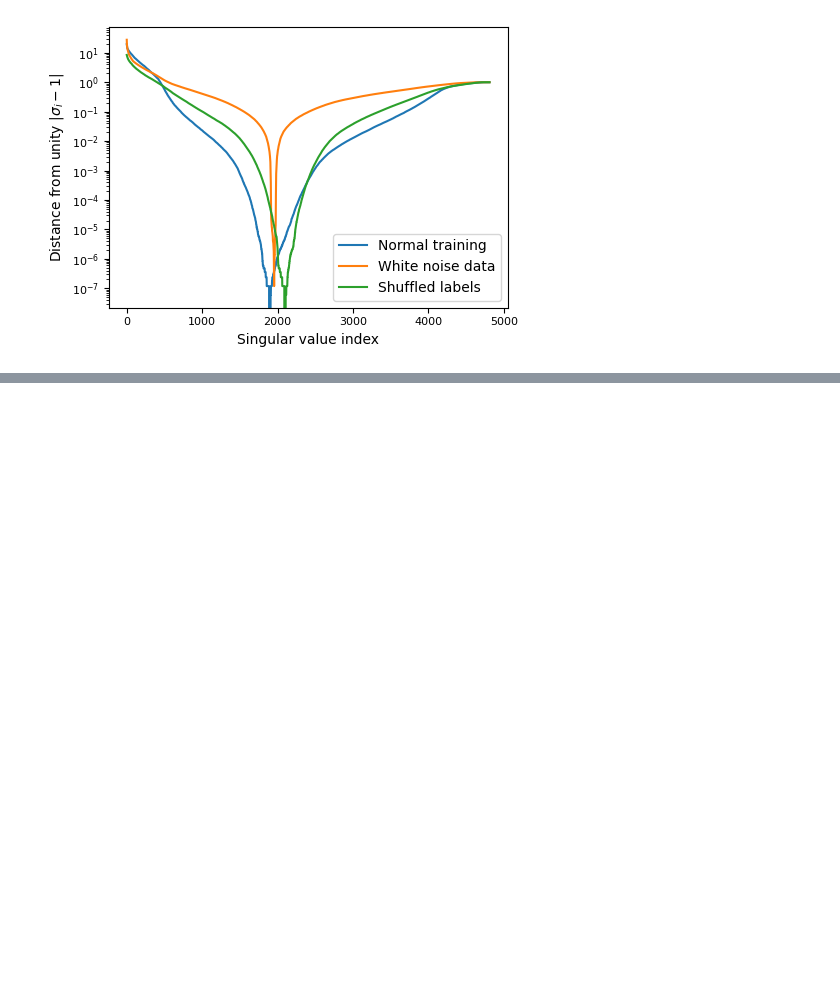
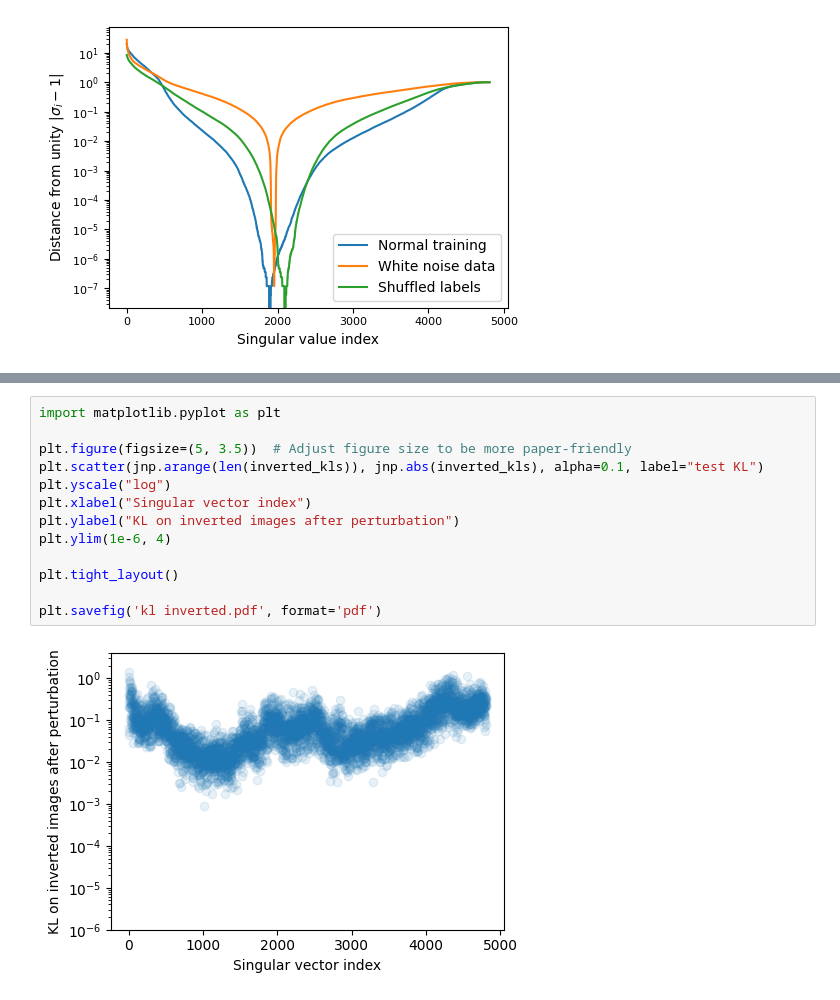
Before and after one commit to EleutherAI/training-jacobian, a Jupyter notebook: experiments.ipynb, the cells around one changed output, grey strips where cells are left out. Saved outputs shown, nothing was run; the diff lists cells and outputs as text; blank space fills up the shorter version.

```diff
--- a/experiments.ipynb
+++ b/experiments.ipynb
@@ -371,0 +452,15 @@ plt.savefig('noise bird.pdf', format='pdf')
+# %%
+import matplotlib.pyplot as plt
+
+plt.figure(figsize=(5, 3.5))  # Adjust figure size to be more paper-friendly
+plt.scatter(jnp.arange(len(inverted_kls)), jnp.abs(inverted_kls), alpha=0.1, label="test KL")
+plt.yscale("log")
+plt.xlabel("Singular vector index")
+plt.ylabel("KL on inverted images after perturbation")
+plt.ylim(1e-6, 4)
+
+plt.tight_layout()
+
+plt.savefig('kl inverted.pdf', format='pdf')
+# %% [output]
+[figure, added]
```
Also changed, not shown: parts of 10 cells of this notebook, 2 other files.
